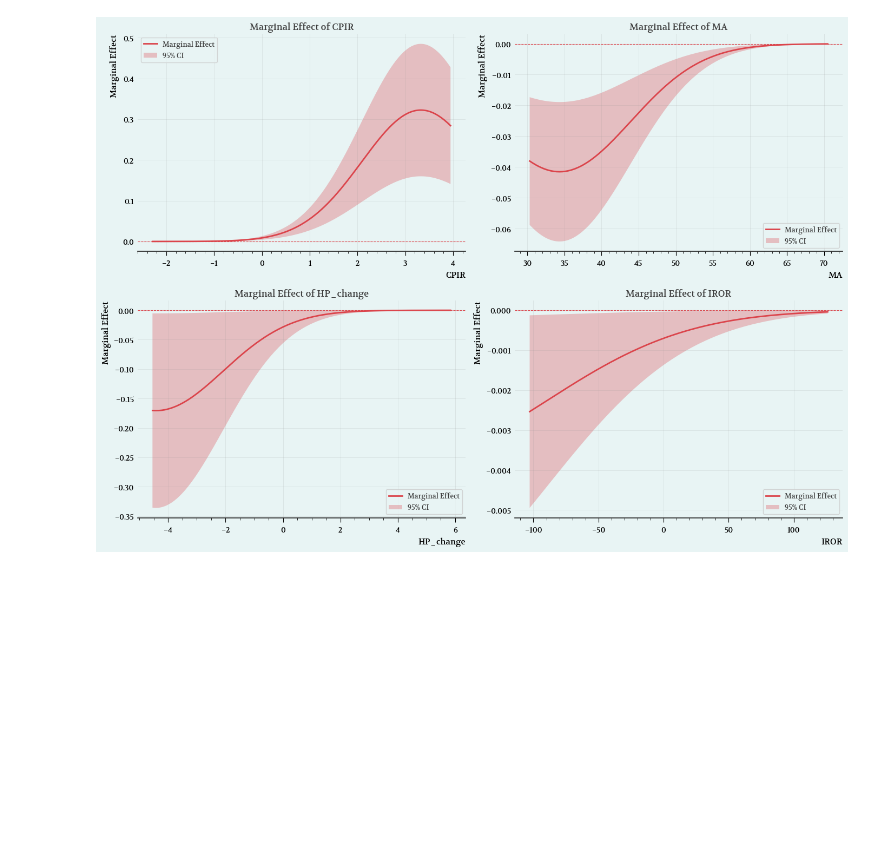
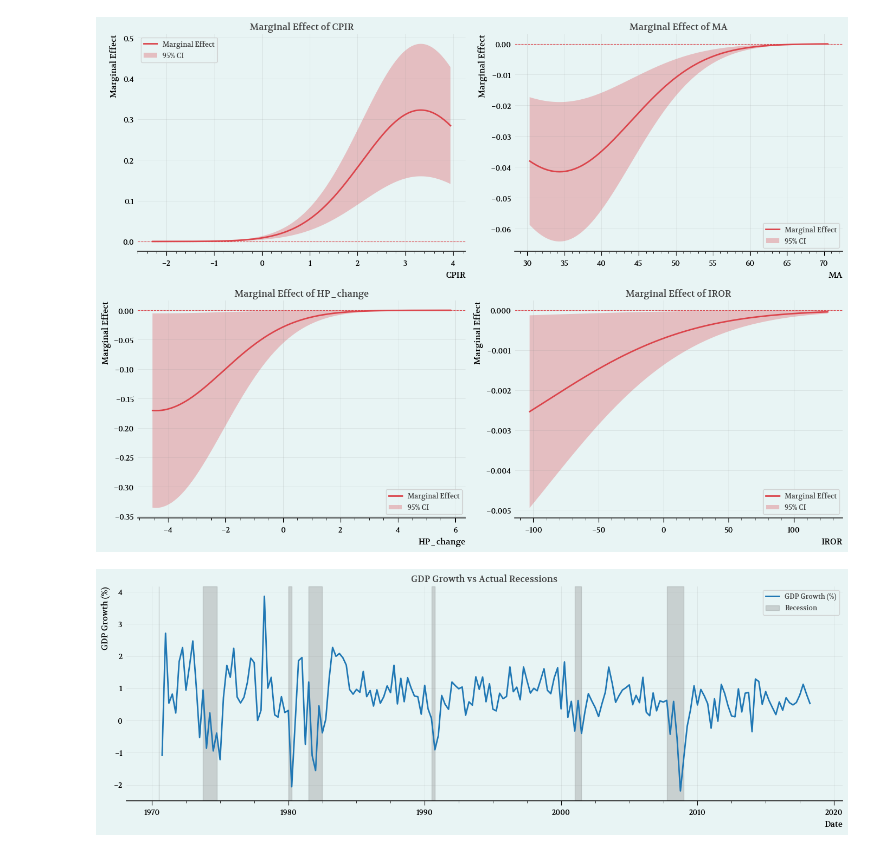
Before and after one commit to ignaciomacan/project3, a Jupyter notebook: josh_section3.ipynb, the cells around one changed output. Cells and saved outputs as stored; diff of their text form; code cells hidden in the pictures; blank space fills up the shorter version.

Commit message:
added GDP vs Recession

```diff
--- a/josh_section3.ipynb
+++ b/josh_section3.ipynb
@@ -39,5 +31,6 @@ df.head()
 # %%
 df = pd.read_csv('data/finished_data.csv')
+df['GDP_growth'] = df['RGDP'].pct_change() * 100
 df.head()
 # %% [output]
 |  | Date | R | CGDP | CPIR | INVR | HP | IR | ROP | IROR | LSOI | RGDP | ... |
@@ -585,3 +578,57 @@ plt.show()
 [figure]
 # %%
 final_table.to_csv('data/model_results.csv', index=True)
+# %%
+# Plot GDP Growth (GDP_growth) vs Recession (R) with Date on x-axis
+import matplotlib.pyplot as plt
+import numpy as np
+import pandas as pd
+
+# Required columns
+gdp_col = 'GDP_growth'
+rec_col = 'R'
+date_col = 'Date'
+if 'df' not in globals():
+    raise ValueError("DataFrame 'df' not found in the notebook scope.")
+for col in [gdp_col, rec_col, date_col]:
+    if col not in df.columns:
+        raise ValueError(f"Required column '{col}' not found in df.")
+
+# Series
+rgdp = df[gdp_col].values
+recession_series = df[rec_col].astype(int).values
+
+# X-axis: use Date (datetime)
+dt = pd.to_datetime(df[date_col], errors='coerce')
+if dt.isna().any():
+    raise ValueError("Some Date values could not be parsed. Please ensure 'Date' is a valid datetime.")
+x = dt.values
+
+fig, ax = plt.subplots(figsize=(14, 5))
+ax.plot(x, rgdp, color='tab:blue', linewidth=2, label='GDP Growth (%)')
+ax.set_xlabel('Date', fontsize=11)
+ax.set_ylabel('GDP Growth (%)', fontsize=11)
+ax.set_title('GDP Growth vs Actual Recessions', fontsize=12, fontweight='bold')
+ax.grid(True, alpha=0.3)
+
+# Shade recession periods similarly to prior plot style
+in_recession = False
+start_idx = None
+first_span = True
+for i in range(len(recession_series)):
+    if recession_series[i] == 1 and not in_recession:
+        start_idx = i
+        in_recession = True
+    elif recession_series[i] == 0 and in_recession:
+        ax.axvspan(x[start_idx], x[i-1], alpha=0.3, color='tab:gray', label='Recession' if first_span else None)
+        first_span = False
+        in_recession = False
+# Close tail recession span
+if in_recession:
+    ax.axvspan(x[start_idx], x[len(recession_series)-1], alpha=0.3, color='tab:gray', label='Recession' if first_span else None)
+
+ax.legend(fontsize=9)
+plt.tight_layout()
+plt.show()
+# %% [output]
+[figure, added]
```
Also changed, not shown: parts of 3 cells of this notebook.
